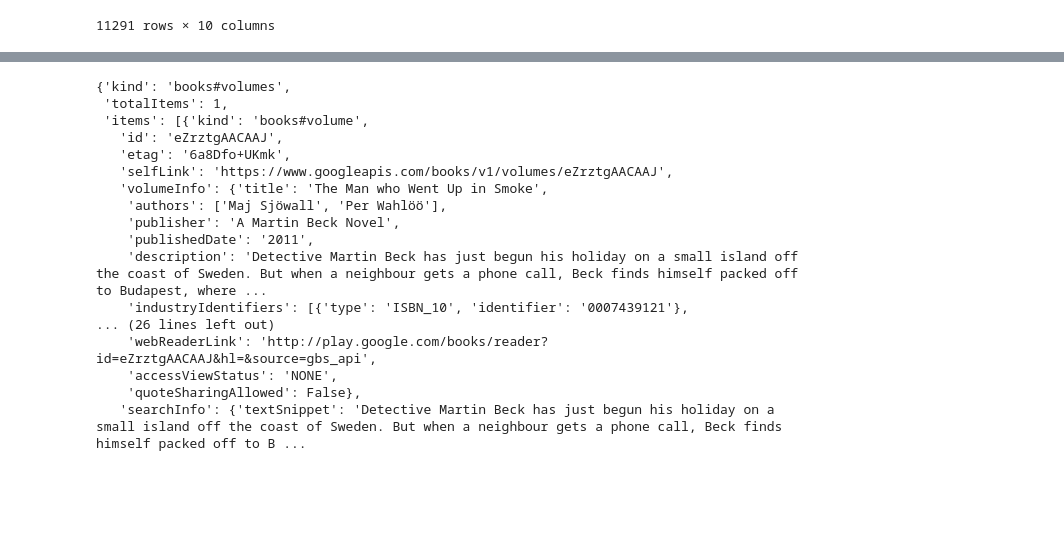
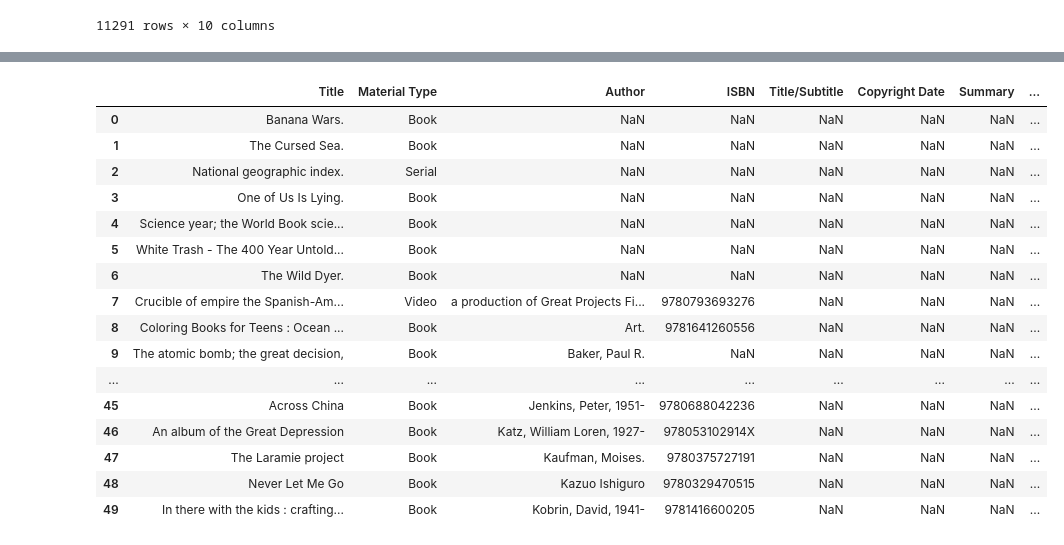
Before and after one commit to isha2345/CS5200FinalProject, a Jupyter notebook: book_api.ipynb, the cells around one changed output, grey strips where cells are left out. Drawn from its saved outputs; the diff is of its cells as text; code cells hidden in the pictures; blank space fills up the shorter version.

Commit message:
This file has code to commit data to the database

```diff
--- a/book_api.ipynb
+++ b/book_api.ipynb
@@ -62,6 +790,6 @@ Selected: CRWReportJob148737.xlsx
 # %%
-nan_df = df[df['ISBN'].isna()]
-isbn_df = df[~df['ISBN'].isna()]
+nan_df = crw_report[crw_report['ISBN'].isna()]
+isbn_df = crw_report[~crw_report['ISBN'].isna()]
 # %%
 isbn_df.loc[:, 'ISBN'] = isbn_df['ISBN'].str.replace('-', '', regex=False)
 isbn_df.loc[:, 'ISBN'] = isbn_df['ISBN'].apply(modify_isbn)
@@ -298,0 +1092,4 @@ short_df
+# %%
+# Create the ISBN column and copy values where condition is met
+library_title['ISBN'] = np.nan
+library_title.loc[library_title['Standard Number'].str.startswith('ISBN', na=False), 'ISBN'] = library_title['Standard Number']
@@ -298,0 +1100,4 @@ short_df
+# %%
+library_title.drop(columns=['Call Number', 'Standard Number', 'LCCN', 'Total Copies', 'Copies Available', 'Copies Checked Out',
+                            'Copies On Hold', 'Copies Loaned Out', 'Copies On Order', 'Copies Out For Repairs', 'Copies In Transit',
+                            'Copies Lost'], inplace=True)
@@ -299 +1138,40 @@ short_df
+# %%
+def convert_isbn(isbn):
+    if pd.isna(isbn):
+        return np.nan
+
+    # Remove the "ISBN: " prefix and hyphens
+    str(isbn)
+    if isbn[0:4] == 'ISBN':
+        isbn = isbn.replace('ISBN: ', '').replace('-', '')
+
+    if (isbn[:3] != '978' and isbn[:3] != '979'):
+        isbn = '978' + isbn
+    # Create the 978 and 979 variations
+    # isbn_978 = '978' + isbn
+    # isbn_979 = '979' + isbn
+
+    # Return the ISBNs as a comma-separated string
+    return isbn[0:13]
+# %%
+library_title['ISBN'] = library_title['ISBN'].apply(convert_isbn)
+library_title.head(50)
+# %% [output]
+|  | Title | Material Type | Author | ISBN | Title/Subtitle | Copyright Date | Summary | ... |
+| 0 | Banana Wars. | Book | NaN | NaN | NaN | NaN | NaN | ... |
+| 1 | The Cursed Sea. | Book | NaN | NaN | NaN | NaN | NaN | ... |
+| 2 | National geographic index. | Serial | NaN | NaN | NaN | NaN | NaN | ... |
+| 3 | One of Us Is Lying. | Book | NaN | NaN | NaN | NaN | NaN | ... |
+| 4 | Science year; the World Book scie... | Book | NaN | NaN | NaN | NaN | NaN | ... |
+| 5 | White Trash - The 400 Year Untold... | Book | NaN | NaN | NaN | NaN | NaN | ... |
+| 6 | The Wild Dyer. | Book | NaN | NaN | NaN | NaN | NaN | ... |
+| 7 | Crucible of empire the Spanish-Am... | Video | a production of Great Projects Fi... | 9780793693276 | NaN | NaN | NaN | ... |
+| 8 | Coloring Books for Teens : Ocean ... | Book | Art. | 9781641260556 | NaN | NaN | NaN | ... |
+| 9 | The atomic bomb; the great decision, | Book | Baker, Paul R. | NaN | NaN | NaN | NaN | ... |
+| ... | ... | ... | ... | ... | ... | ... | ... | ... |
+| 45 | Across China | Book | Jenkins, Peter, 1951- | 9780688042236 | NaN | NaN | NaN | ... |
+| 46 | An album of the Great Depression | Book | Katz, William Loren, 1927- | 978053102914X | NaN | NaN | NaN | ... |
+| 47 | The Laramie project | Book | Kaufman, Moises. | 9780375727191 | NaN | NaN | NaN | ... |
+| 48 | Never Let Me Go | Book | Kazuo Ishiguro | 9780329470515 | NaN | NaN | NaN | ... |
+| 49 | In there with the kids : crafting... | Book | Kobrin, David, 1941- | 9781416600205 | NaN | NaN | NaN | ... |
 # %%
@@ -330,20 +1229,0 @@ if response.status_code == 200: # Confirm request worked/is available
-# %%
-book_data
-# %% [output]
-{'kind': 'books#volumes',
- 'totalItems': 1,
- 'items': [{'kind': 'books#volume',
-   'id': 'eZrztgAACAAJ',
-   'etag': '6a8Dfo+UKmk',
-   'selfLink': 'https://www.googleapis.com/books/v1/volumes/eZrztgAACAAJ',
-   'volumeInfo': {'title': 'The Man who Went Up in Smoke',
-    'authors': ['Maj Sjöwall', 'Per Wahlöö'],
-    'publisher': 'A Martin Beck Novel',
-    'publishedDate': '2011',
-    'description': 'Detective Martin Beck has just begun his holiday on a small island off the coast of Sweden. But when a neighbour gets a phone call, Beck finds himself packed off to Budapest, where ...
-    'industryIdentifiers': [{'type': 'ISBN_10', 'identifier': '0007439121'},
-... (26 lines left out)
-    'webReaderLink': 'http://play.google.com/books/reader?id=eZrztgAACAAJ&hl=&source=gbs_api',
-    'accessViewStatus': 'NONE',
-    'quoteSharingAllowed': False},
-   'searchInfo': {'textSnippet': 'Detective Martin Beck has just begun his holiday on a small island off the coast of Sweden. But when a neighbour gets a phone call, Beck finds himself packed off to B ...
```
Also changed, not shown: parts of 64 cells of this notebook.
